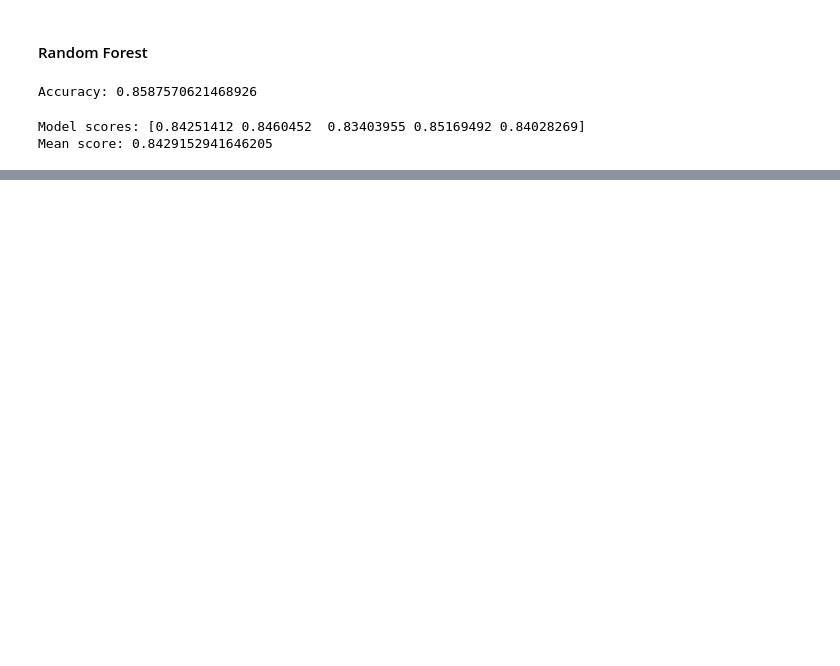
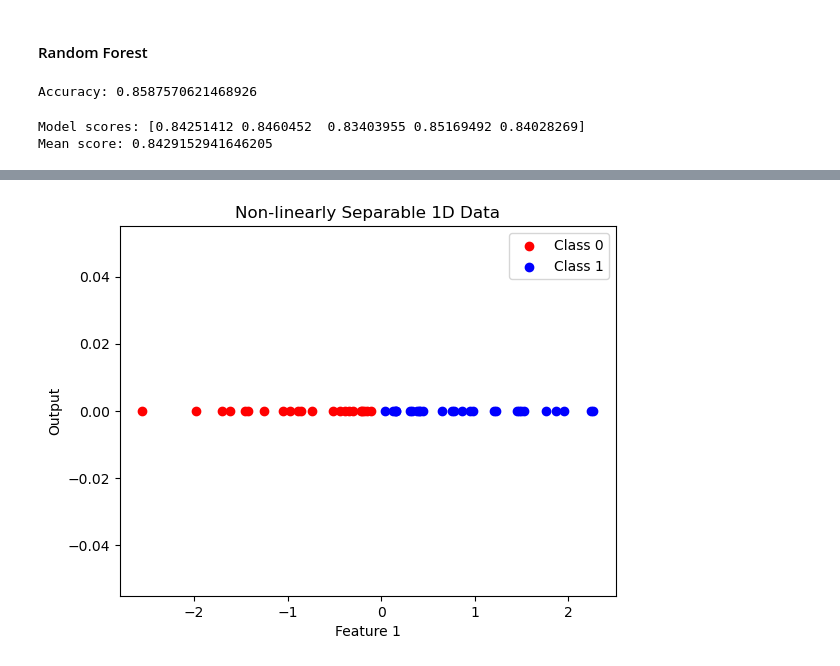
Before and after one commit to mgrana2/Logistic-and-Tree-Based-Models, a Jupyter notebook: SDatingModelComp.ipynb, the cells around one changed output, grey strips where cells are left out. Drawn from its saved outputs; the diff is of its cells as text; code cells hidden in the pictures; blank space fills up the shorter version.

```diff
--- a/SDatingModelComp.ipynb
+++ b/SDatingModelComp.ipynb
@@ -232,0 +334,25 @@ Mean score: 0.8429152941646205
+# %%
+import numpy as np
+import matplotlib.pyplot as plt
+
+# Set random seed for reproducibility
+np.random.seed(0)
+
+# Generate random 1D points
+X = np.random.normal(size=(50, 1))
+y = np.array([0 if x < 0 else 1 for x in X])
+
+# Plot points with different colors for each class
+plt.scatter(X[y==0], np.zeros((len(X[y==0]), 1)), c='red', label='Class 0')
+plt.scatter(X[y==1], np.zeros((len(X[y==1]), 1)), c='blue', label='Class 1')
+
+# Add legend and labels
+plt.legend()
+plt.xlabel('Feature 1')
+plt.ylabel('Output')
+plt.title('Non-linearly Separable 1D Data')
+
+# Display plot
+plt.show()
+# %% [output]
+[figure, added]
```
Also changed, not shown: parts of 29 cells of this notebook.
